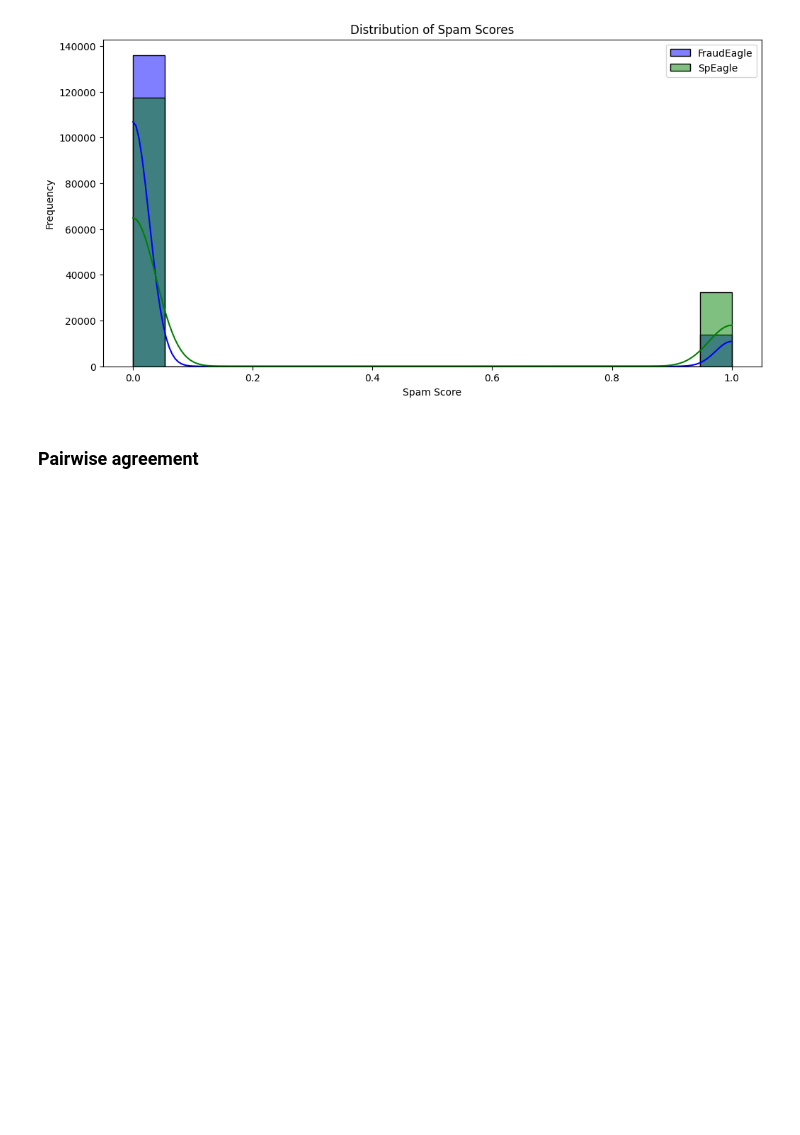
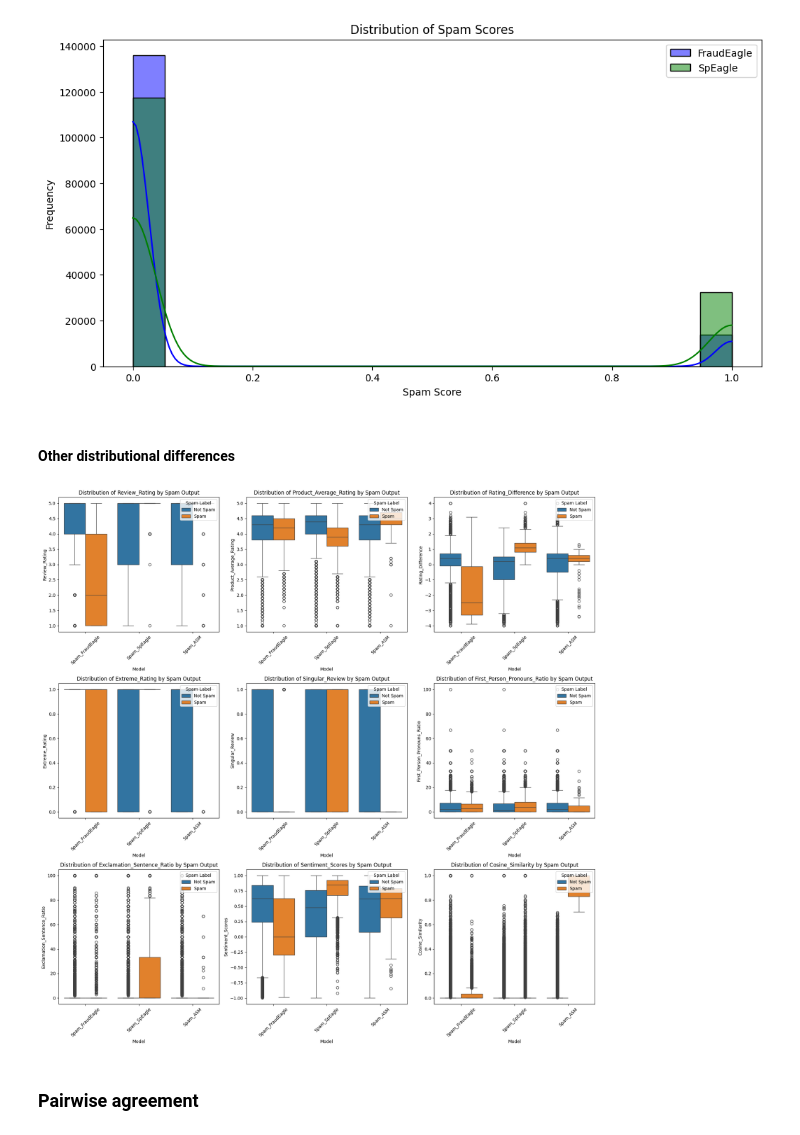
Before and after one commit to MauritsGraaf/Maurits-Thesis-FC, a Jupyter notebook: comparing_outputs.ipynb, the cells around one changed output. Drawn from its saved outputs; the diff is of its cells as text; code cells hidden in the pictures; blank space fills up the shorter version.

Commit message:
added .gitignore changes in visualisation of differences

```diff
--- a/comparing_outputs.ipynb
+++ b/comparing_outputs.ipynb
@@ -153,6 +154,66 @@ plt.ylabel('Frequency')
 plt.show()
 # %% [output]
 [figure]
+# %% [markdown]
+#### Other distributional differences
+# %%
+# Define feature columns for correlation analysis
+feature_cols = [
+    'Review_Rating',
+    'Product_Average_Rating',
+    'Rating_Difference', 'Extreme_Rating',
+    'Singular_Review',
+    'First_Person_Pronouns_Ratio', 'Exclamation_Sentence_Ratio',
+    'Sentiment_Scores', 'Cosine_Similarity'
+]
+
+# Merge the combined spam DataFrame with feature columns from the original DataFrames
+full_df = pd.merge(combined_df, fraud_eagle_df[['Review_ID'] + feature_cols], on='Review_ID', how='left')
+# %%
+# Perform ANOVA test to find significant features
+significant_features = []
+p_value_threshold = 0.05
+
+for feature in feature_cols:
+    groups = [
+        full_df[full_df['Spam_FraudEagle'] == 1][feature].dropna(),
+        full_df[full_df['Spam_SpEagle'] == 1][feature].dropna(),
+        full_df[full_df['Spam_ASM'] == 1][feature].dropna()
+    ]
+    f_stat, p_value = f_oneway(*groups)
+
+    if p_value < p_value_threshold:
+        significant_features.append(feature)
+
+# Mapping for better readability
+spam_label_mapping = {0: 'Not Spam', 1: 'Spam'}
+
+# Efficient visualization with subplots for significant features
+num_features = len(significant_features)
+num_cols = 3
+num_rows = (num_features + num_cols - 1) // num_cols
+
+plt.figure(figsize=(18, num_rows * 6))
+
+for i, feature in enumerate(significant_features):
+    plt.subplot(num_rows, num_cols, i + 1)
+
+    # Combine the feature with spam outputs for visualization
+    melted_df = full_df.melt(id_vars=['Review_ID', feature], value_vars=['Spam_FraudEagle', 'Spam_SpEagle', 'Spam_ASM'],
+                             var_name='Model', value_name='Spam')
+
+    # Map the spam labels
+    melted_df['Spam'] = melted_df['Spam'].map(spam_label_mapping)
+
+    sns.boxplot(data=melted_df, x='Model', y=feature, hue='Spam')
+    plt.title(f'Distribution of {feature} by Spam Output')
+    plt.xticks(rotation=45)
+    plt.legend(loc='upper right', title='Spam Label')
+
+plt.tight_layout()
+plt.show()
+# %% [output]
+[figure, added]
 # %% [markdown]
 ### Pairwise agreement
 # %% [markdown]
```
Also changed, not shown: parts of 1 cell of this notebook, 1 other file.
